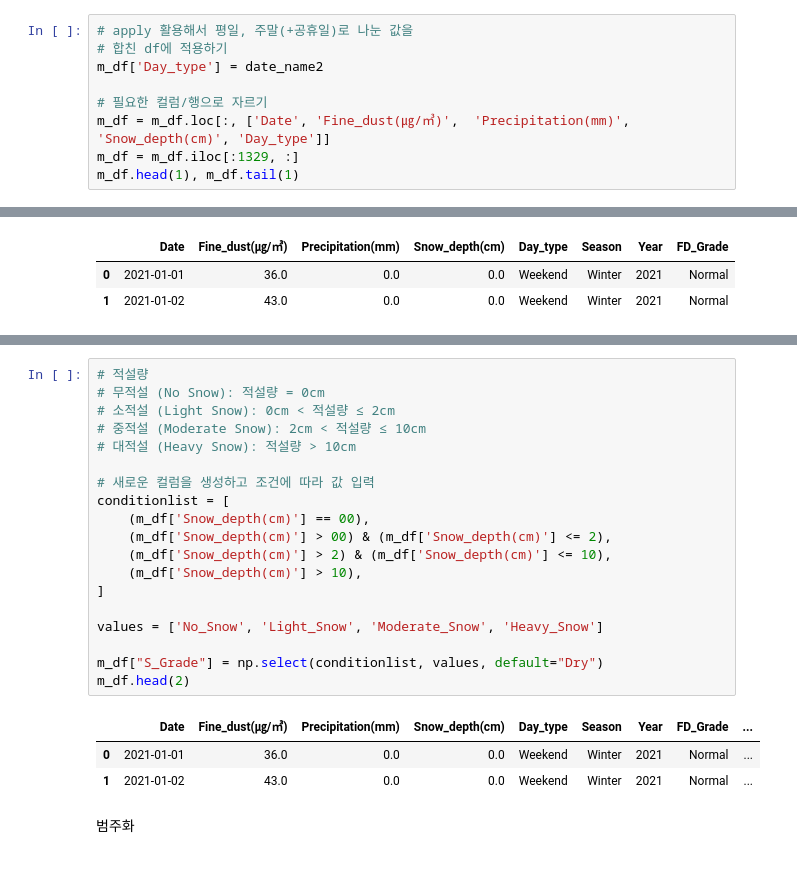
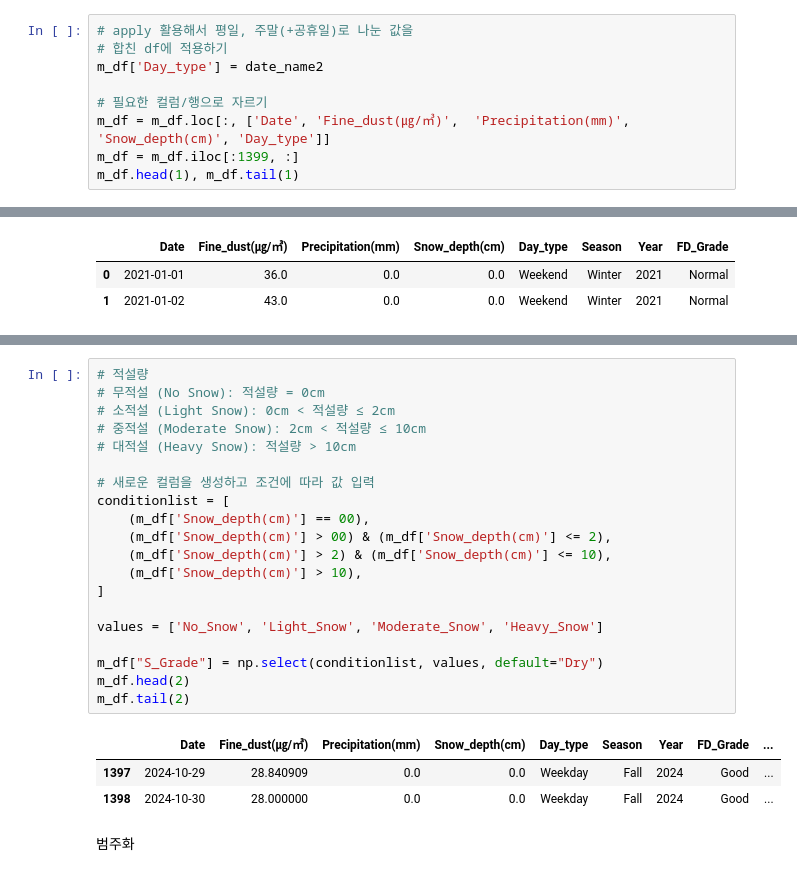
Before and after one commit to mini-project-y/1st_mini_project, a Jupyter notebook: Yuri/p_analysis_Rain_Snow.ipynb, the cells around one changed output, grey strips where cells are left out. Drawn from its saved outputs; the diff is of its cells as text.

```diff
--- a/Yuri/p_analysis_Rain_Snow.ipynb
+++ b/Yuri/p_analysis_Rain_Snow.ipynb
@@ -246,7 +257,7 @@ m_df['Day_type'] = date_name2
 
 # 필요한 컬럼/행으로 자르기
 m_df = m_df.loc[:, ['Date', 'Fine_dust(㎍/㎥)',  'Precipitation(mm)', 'Snow_depth(cm)', 'Day_type']]
-m_df = m_df.iloc[:1329, :]
+m_df = m_df.iloc[:1399, :]
 m_df.head(1), m_df.tail(1)
 # %% [output]
 (        Date  Fine_dust(㎍/㎥)  Precipitation(mm)  Snow_depth(cm) Day_type
@@ -386,26 +408,27 @@ m_df.head(2)
 # %%
 # 적설량
 # 무적설 (No Snow): 적설량 = 0cm
 # 소적설 (Light Snow): 0cm < 적설량 ≤ 2cm
 # 중적설 (Moderate Snow): 2cm < 적설량 ≤ 10cm
 # 대적설 (Heavy Snow): 적설량 > 10cm
 
 # 새로운 컬럼을 생성하고 조건에 따라 값 입력
 conditionlist = [
     (m_df['Snow_depth(cm)'] == 00),
     (m_df['Snow_depth(cm)'] > 00) & (m_df['Snow_depth(cm)'] <= 2),
     (m_df['Snow_depth(cm)'] > 2) & (m_df['Snow_depth(cm)'] <= 10),
     (m_df['Snow_depth(cm)'] > 10),
 ]
 
 values = ['No_Snow', 'Light_Snow', 'Moderate_Snow', 'Heavy_Snow']
 
 m_df["S_Grade"] = np.select(conditionlist, values, default="Dry")
 m_df.head(2)
+m_df.tail(2)
 # %% [output]
 |  | Date | Fine_dust(㎍/㎥) | Precipitation(mm) | Snow_depth(cm) | Day_type | Season | Year | FD_Grade | ... |
-| 0 | 2021-01-01 | 36.0 | 0.0 | 0.0 | Weekend | Winter | 2021 | Normal | ... |
-| 1 | 2021-01-02 | 43.0 | 0.0 | 0.0 | Weekend | Winter | 2021 | Normal | ... |
+| 1397 | 2024-10-29 | 28.840909 | 0.0 | 0.0 | Weekday | Fall | 2024 | Good | ... |
+| 1398 | 2024-10-30 | 28.000000 | 0.0 | 0.0 | Weekday | Fall | 2024 | Good | ... |
 # %% [markdown]
 범주화
 # %%
```
Also changed, not shown: parts of 26 cells of this notebook, 3 other files.
